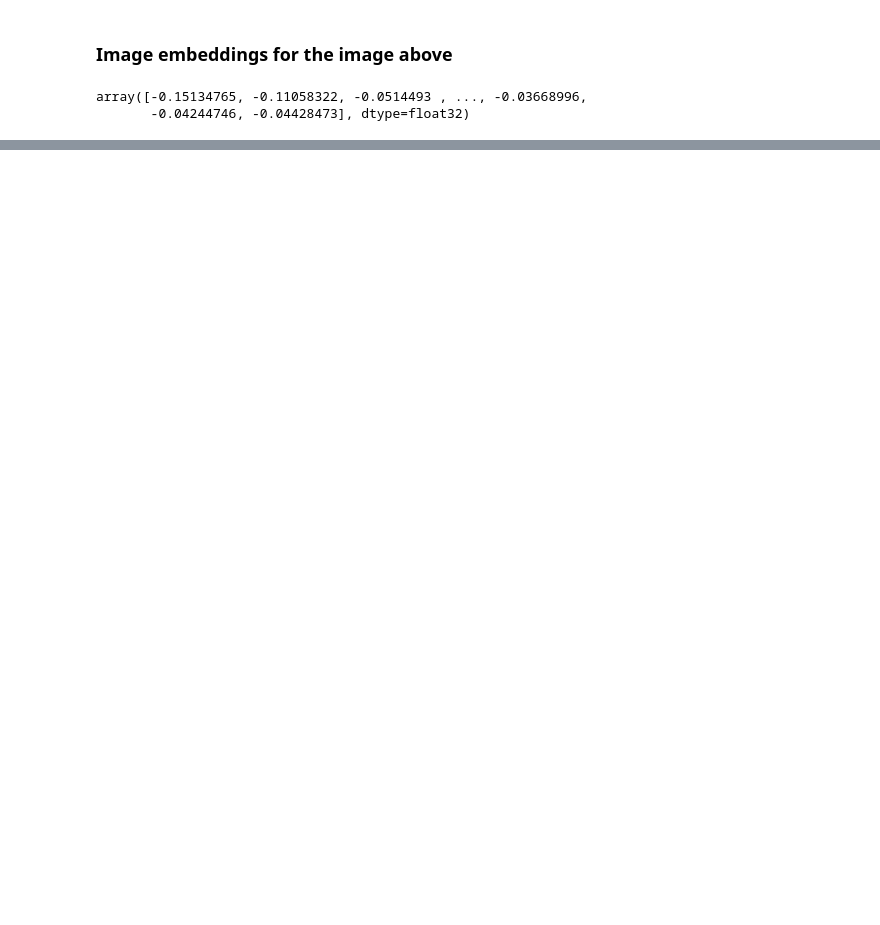
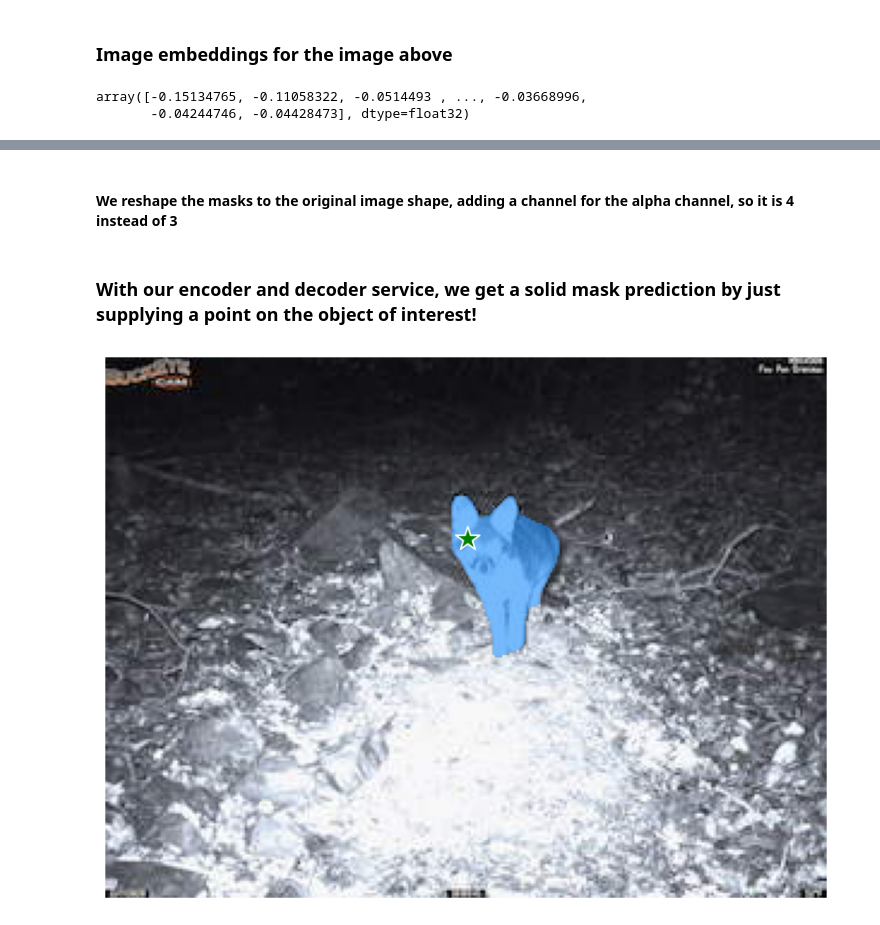
Before and after one commit to developmentseed/segment-anything-services, a Jupyter notebook: notebooks/test_endpoint.ipynb, the cells around one changed output, grey strips where cells are left out. Saved outputs shown, nothing was run; the diff lists cells and outputs as text; code cells hidden in the pictures; blank space fills up the shorter version.

```diff
--- a/notebooks/test_endpoint.ipynb
+++ b/notebooks/test_endpoint.ipynb
@@ -39,0 +57,4 @@ array([-0.15134765, -0.11058322, -0.0514493 , ..., -0.03668996,
+# %%
+%%time
+decode_url="http://127.0.0.1:7080/predictions/sam_vit_h_decode"
+response = httpx.post(decode_url, json=decode_payload, timeout=None)
@@ -39,0 +64,35 @@ array([-0.15134765, -0.11058322, -0.0514493 , ..., -0.03668996,
+# %%
+encoded_masks_string = response.json()['masks']
+base64_bytes_masks = base64.b64decode(encoded_masks_string)
+masks = np.frombuffer(base64_bytes_masks, dtype=np.float32)
+# %% [markdown]
+#### We reshape the masks to the original image shape, adding a channel for the alpha channel, so it is 4 instead of 3
+# %%
+masks = masks.reshape((1, 4, 225, 300))
+
+masks = masks > .5
+# %% [markdown]
+### With our encoder and decoder service, we get a solid mask prediction by just supplying a point on the object of interest!
+# %%
+def show_mask(mask, ax):
+    color = np.array([30/255, 144/255, 255/255, 0.6])
+    h, w = mask.shape[-2:]
+    mask_image = mask.reshape(h, w, 1) * color.reshape(1, 1, -1)
+    ax.imshow(mask_image)
+
+def show_points(coords, labels, ax, marker_size=375):
+    pos_points = coords[labels==1]
+    neg_points = coords[labels==0]
+    ax.scatter(pos_points[:, 0], pos_points[:, 1], color='green', marker='*', s=marker_size, edgecolor='white', linewidth=1.25)
+    ax.scatter(neg_points[:, 0], neg_points[:, 1], color='red', marker='*', s=marker_size, edgecolor='white', linewidth=1.25)
+# %%
+plt.figure(figsize=(10,10))
+plt.imshow(np.array(img))
+show_mask(masks[:,0,:,:], plt.gca())
+input_point_arr = np.array(input_point)[np.newaxis,:]
+input_label_arr = np.array(input_label)[np.newaxis]
+show_points(input_point_arr, input_label_arr, plt.gca())
+plt.axis('off')
+plt.show()
+# %% [output]
+[figure, added]
```
Also changed, not shown: parts of 8 cells of this notebook, 9 other files.
